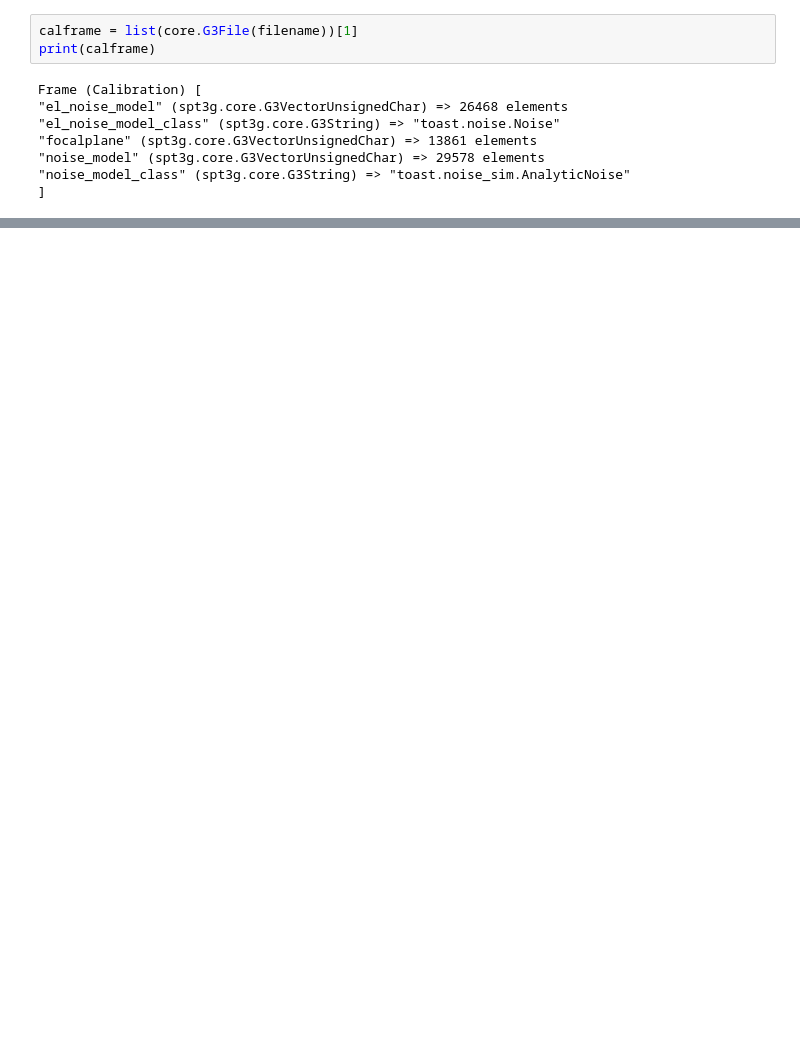
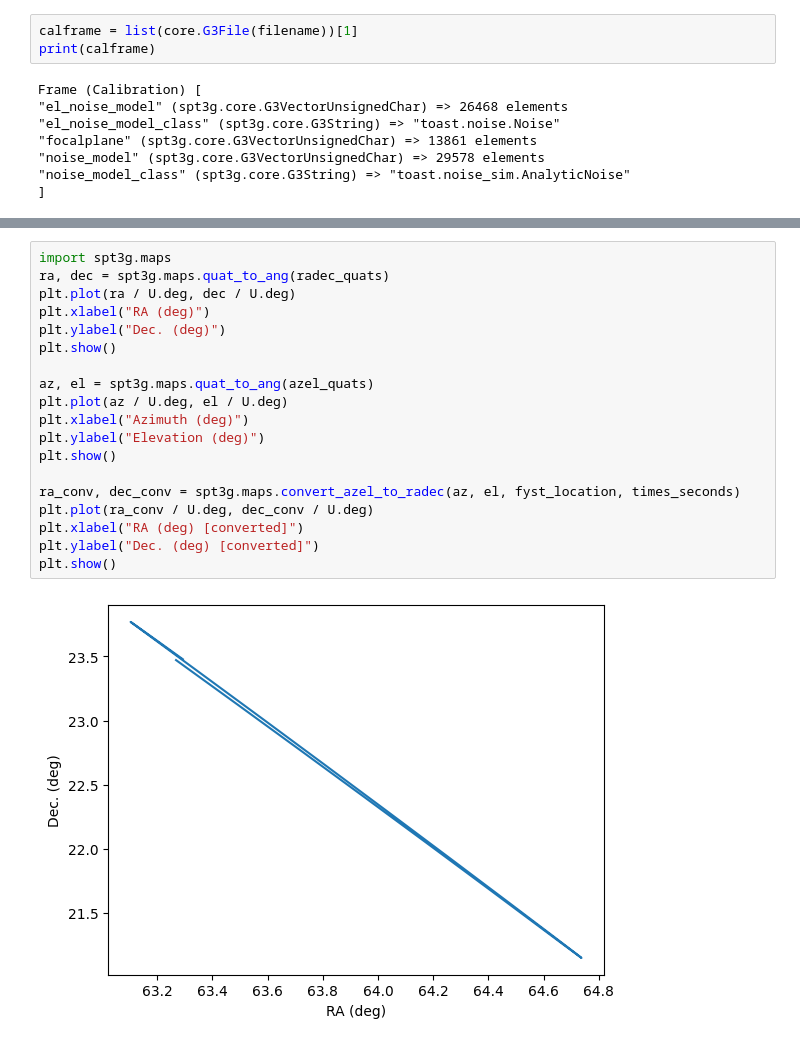
Before and after one commit to jonahjlee/spt3g_tutorials, a Jupyter notebook: ccat_test_g3.ipynb, the cells around one changed output, grey strips where cells are left out. Saved outputs shown, nothing was run; the diff lists cells and outputs as text; blank space fills up the shorter version.

```diff
--- a/ccat_test_g3.ipynb
+++ b/ccat_test_g3.ipynb
@@ -122,0 +202,21 @@ dict_keys(['__module__', '__doc__', '__reduce__', '__instance_size__', '__init__
+# %%
+import spt3g.maps
+ra, dec = spt3g.maps.quat_to_ang(radec_quats)
+plt.plot(ra / U.deg, dec / U.deg)
+plt.xlabel("RA (deg)")
+plt.ylabel("Dec. (deg)")
+plt.show()
+
+az, el = spt3g.maps.quat_to_ang(azel_quats)
+plt.plot(az / U.deg, el / U.deg)
+plt.xlabel("Azimuth (deg)")
+plt.ylabel("Elevation (deg)")
+plt.show()
+
+ra_conv, dec_conv = spt3g.maps.convert_azel_to_radec(az, el, fyst_location, times_seconds)
+plt.plot(ra_conv / U.deg, dec_conv / U.deg)
+plt.xlabel("RA (deg) [converted]")
+plt.ylabel("Dec. (deg) [converted]")
+plt.show()
+# %% [output]
+[figure, added]
```
Also changed, not shown: parts of 47 cells of this notebook.
